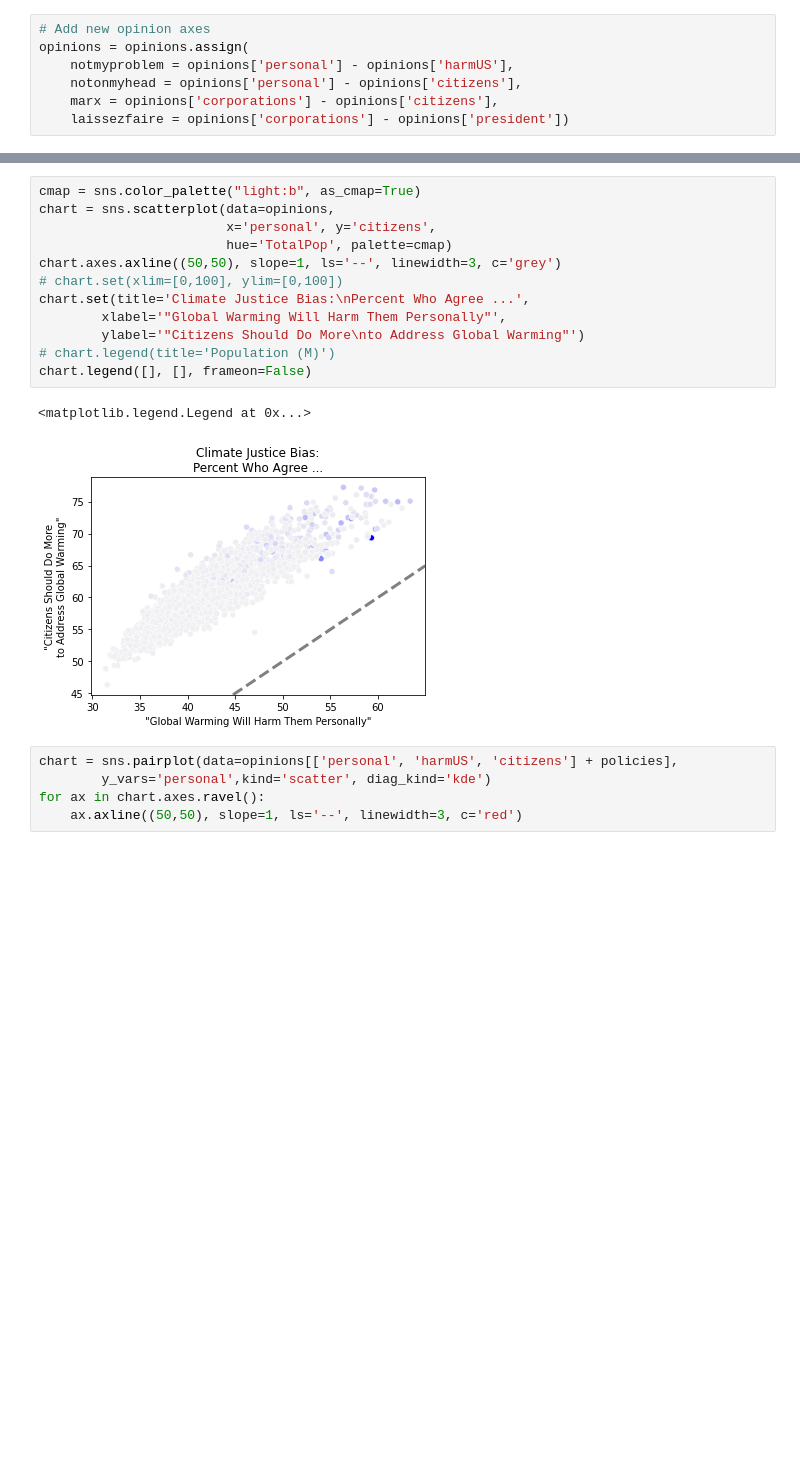
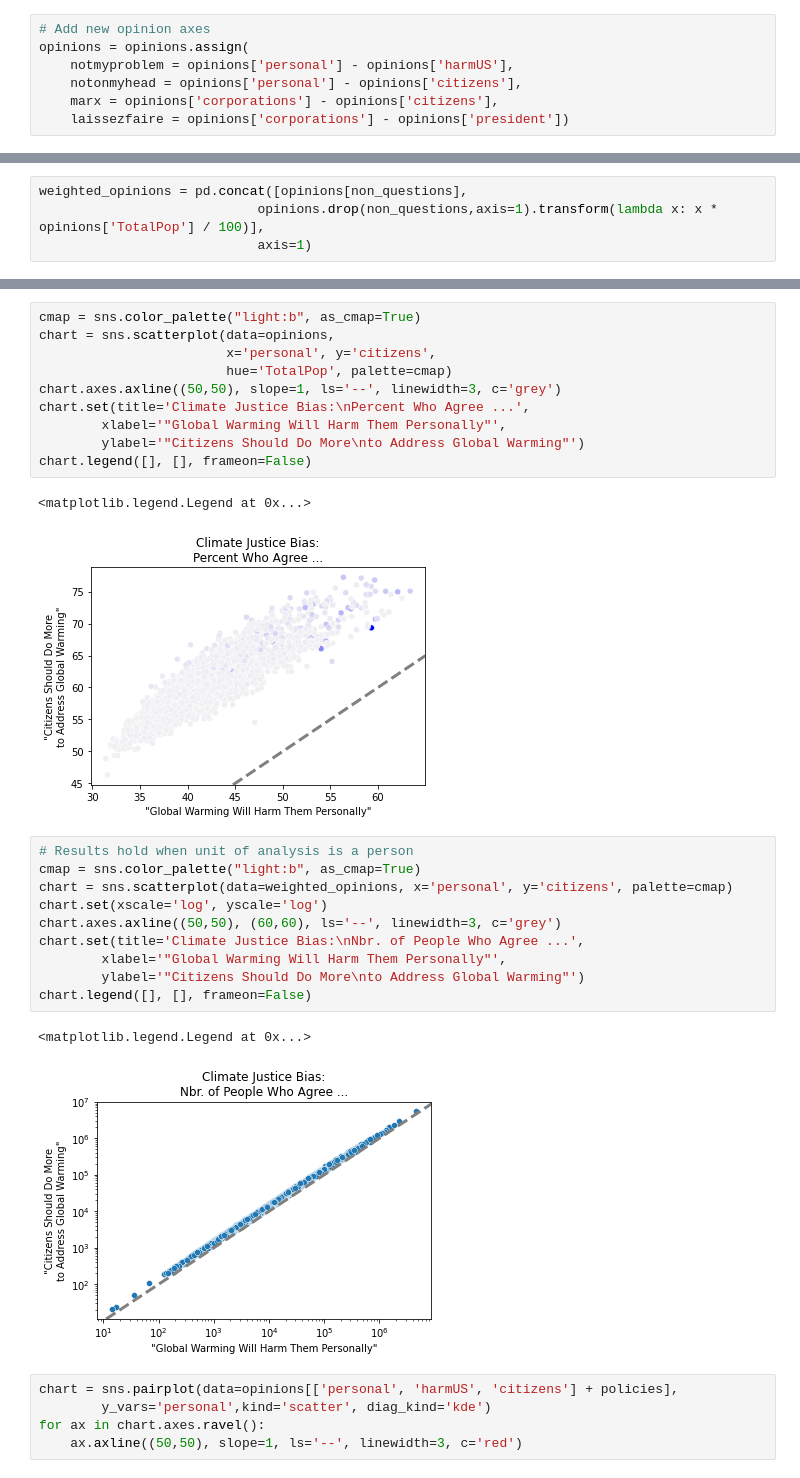
Before and after one commit to eric-mc2/ClimateOpEd, a Jupyter notebook: analysis-all.ipynb, the cells around one changed output, grey strips where cells are left out. Cells and saved outputs as stored; diff of their text form; blank space fills up the shorter version.

```diff
--- a/analysis-all.ipynb
+++ b/analysis-all.ipynb
@@ -49,0 +46,4 @@ opinions['TotalPop'].quantile(.5)
+# %%
+weighted_opinions = pd.concat([opinions[non_questions],
+                            opinions.drop(non_questions,axis=1).transform(lambda x: x * opinions['TotalPop'] / 100)],
+                            axis=1)
@@ -53,15 +55,26 @@ chart = sns.scatterplot(data=opinions,
                         x='personal', y='citizens',
                         hue='TotalPop', palette=cmap)
 chart.axes.axline((50,50), slope=1, ls='--', linewidth=3, c='grey')
-# chart.set(xlim=[0,100], ylim=[0,100])
 chart.set(title='Climate Justice Bias:\nPercent Who Agree ...',
         xlabel='"Global Warming Will Harm Them Personally"',
         ylabel='"Citizens Should Do More\nto Address Global Warming"')
-# chart.legend(title='Population (M)')
 chart.legend([], [], frameon=False)
 # %% [output]
 <matplotlib.legend.Legend at 0x...>
 [figure]
+# %%
+# Results hold when unit of analysis is a person
+cmap = sns.color_palette("light:b", as_cmap=True)
+chart = sns.scatterplot(data=weighted_opinions, x='personal', y='citizens', palette=cmap)
+chart.set(xscale='log', yscale='log')
+chart.axes.axline((50,50), (60,60), ls='--', linewidth=3, c='grey')
+chart.set(title='Climate Justice Bias:\nNbr. of People Who Agree ...',
+        xlabel='"Global Warming Will Harm Them Personally"',
+        ylabel='"Citizens Should Do More\nto Address Global Warming"')
+chart.legend([], [], frameon=False)
+# %% [output]
+<matplotlib.legend.Legend at 0x...>
+[figure, added]
 # %%
 chart = sns.pairplot(data=opinions[['personal', 'harmUS', 'citizens'] + policies],
         y_vars='personal',kind='scatter', diag_kind='kde')
```
Also changed, not shown: parts of 59 cells of this notebook.
